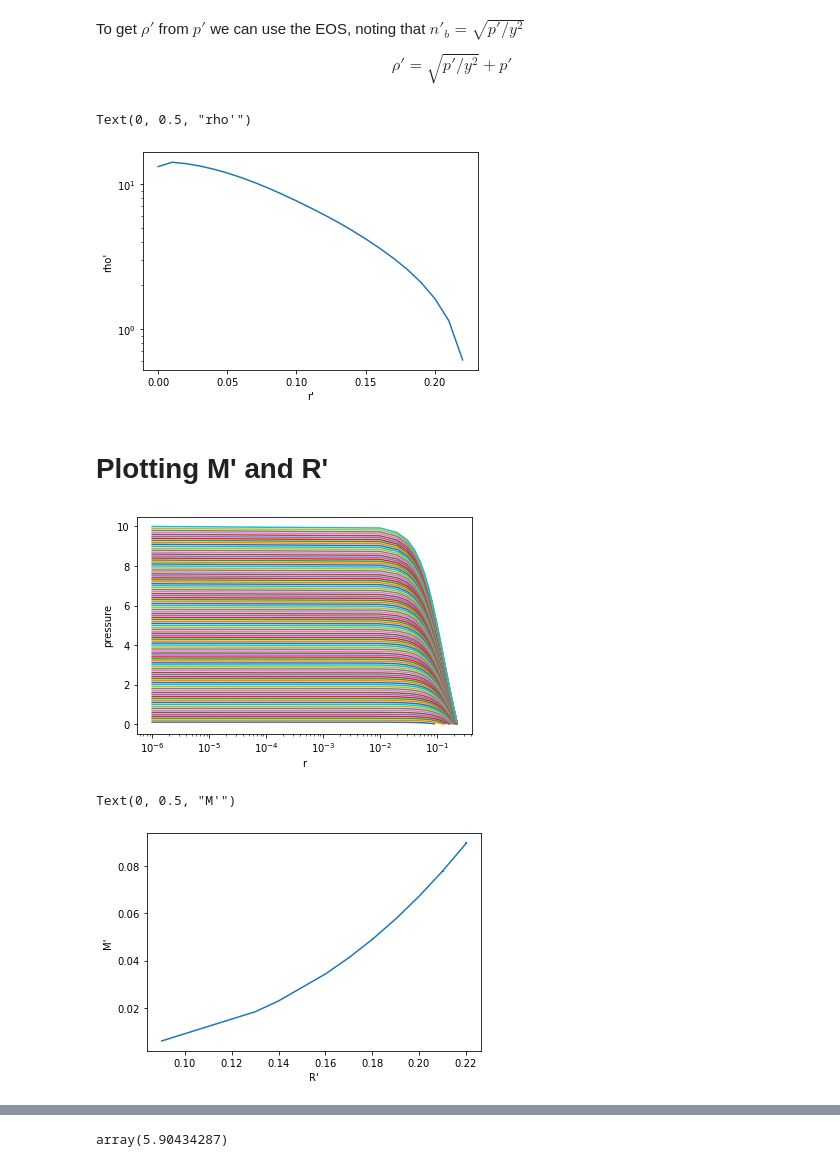
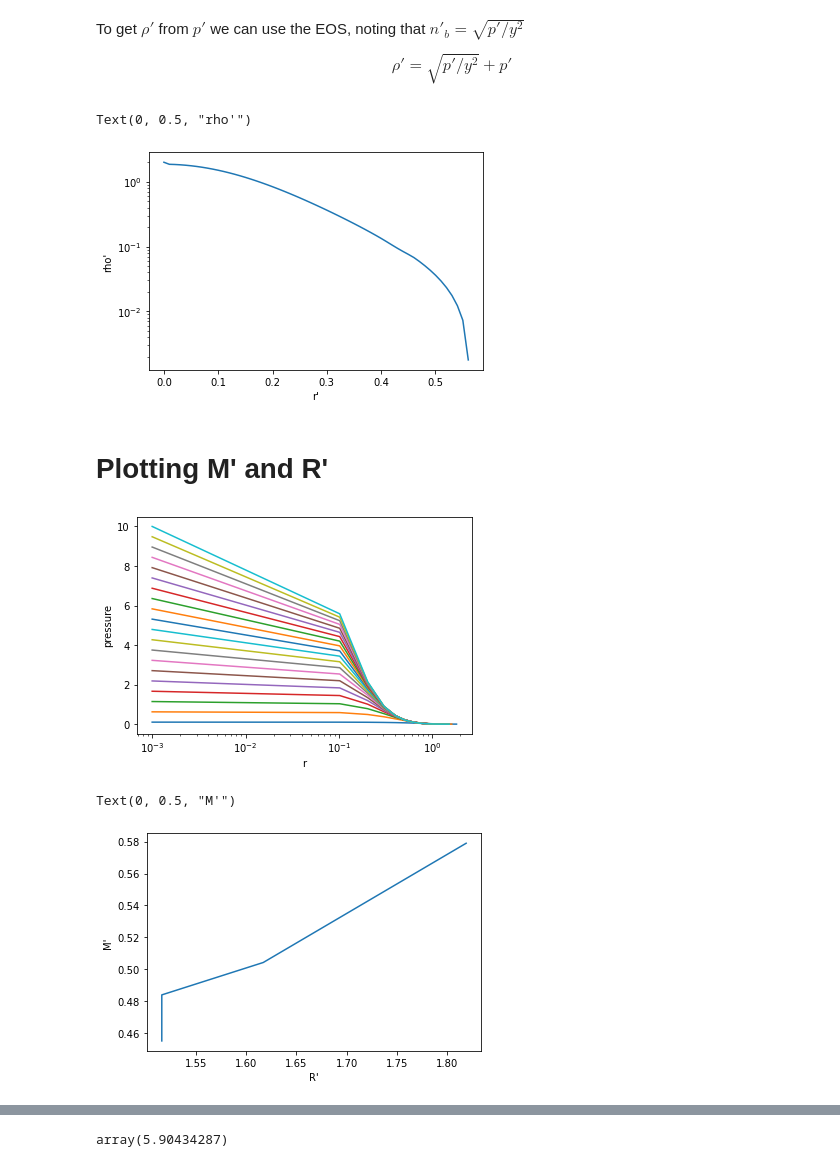
Before and after one commit to AdamSmithOrlik/dark-matter-compact-stars, a Jupyter notebook: research/dark_stars_dev.ipynb, the cells around one changed output, grey strips where cells are left out. Drawn from its saved outputs; the diff is of its cells as text; code cells hidden in the pictures.

```diff
--- a/research/dark_stars_dev.ipynb
+++ b/research/dark_stars_dev.ipynb
@@ -123,14 +123,23 @@ def rho_prime(y, nb):
     return nb + (y**2 * nb**2)
 
 def TOV(r, params):
-    if r <= 0: # avoid division by zero
-        return [0, 0]
+
     p, M = params
-    if M == 0: # avoid division by zero
-        M=1e-6
 
+    # handle singularities
+    r = max(r, 1e-6)
+    M = max(M, 1e-10)
     # rho in terms of
-    rho = rho_prime(y,nb_prime)
+    # rho = rho_prime(y,nb_prime)
+
+    K = 10
+    n = 1
+    gamma = 1 + 1/n
+
+    # Calculate rho from p using the inverted polytropic EOS
+    rho = (p / K)**(1/gamma)
+
+#     rho = np.sqrt(np.abs(p))+p # defined by the equation of state
 
     prefactor = -(M*rho)/r**2
     corr1 = (1 + (p/rho) )
@@ -155,10 +164,10 @@ TOV(100, init)
 # %%
 # integrate the TOV equations to solve for pressure and mass
-r_prime = np.linspace(1e-8, 1e1, num=1000) # 1e-2 to 1e3
+r_prime = np.linspace(1e-8, 1e2, num=1000) # 1e-2 to 1e3
 r_span = (r_prime[0], r_prime[-1])
 
 # vary the initial pressure
-p0=10
+p0=1
 M0=0
 
 initial_conditions = [p0,M0]
@@ -228,47 +237,47 @@ plt.xlabel("r'")
 plt.ylabel("rho'")
 # %% [output]
 Text(0, 0.5, "rho'")
-[figure, old version]
+[figure, new version]
 # %% [markdown]
 # Plotting M' and R'
 # %%
 # need to loop over initial pressures and solve for when p(r) = 0.
 # that r that satisfies p(r)= 0 is R'
-initial_pressures = np.linspace(0.1, 10, num=100)
+initial_pressures = np.linspace(0.1, 10, num=20)
 star = np.zeros((len(initial_pressures), 3)) # [M,P,R] for each initial pressure
 
-r_prime = np.linspace(1e-6, 10, num=1000) # 1e-2 to 1e3
+r_prime = np.linspace(1e-3, 10, num=100) # 1e-2 to 1e3
 r_span = (r_prime[0], r_prime[-1])
 
 # initial_pressures = [0.001, 0.01, 0.1, 1] # testing
 
 for i, pi in enumerate(initial_pressures):
     # initial mass
     M0=0
     initial_conditions = [pi,M0]
 
     # solve the differential TOV equation
     sol = solve_ivp(TOV, r_span, initial_conditions, t_eval=r_prime, method='RK45',
-                    events=pressure_condition,  atol=1e-8, rtol=1e-8, dense_output=True)
+                    events=pressure_condition,  atol=1e-8, rtol=1e-8, dense_output=False)
 
     # Extracting results
     r_sol = sol.t
     p_sol = sol.y[0]
     M_sol = sol.y[1]
     plt.plot(r_sol, p_sol)
     plt.xlabel('r'); plt.ylabel('pressure')
     plt.xscale('log')
 #     plt.yscale('log')
 
     # Extract the final radius, mass and pressure
     R = r_sol[-1]
     M = M_sol[-1]
     P = p_sol[-1]
 
     # save to array
     star[i] = [M, P, R]
 # %% [output]
-[figure, old version]
+[figure, new version]
 # %%
 # plot M, R
 M = star[:,0]
@@ -280,7 +289,7 @@ plt.xlabel("R'")
 plt.ylabel("M'")
 # %% [output]
 Text(0, 0.5, "M'")
-[figure, old version]
+[figure, new version]
 # %%
 plt.plot(r_sol, p_sol)
 plt.xscale('log')
```
Also changed, not shown: parts of 17 cells of this notebook, 4 other files.
